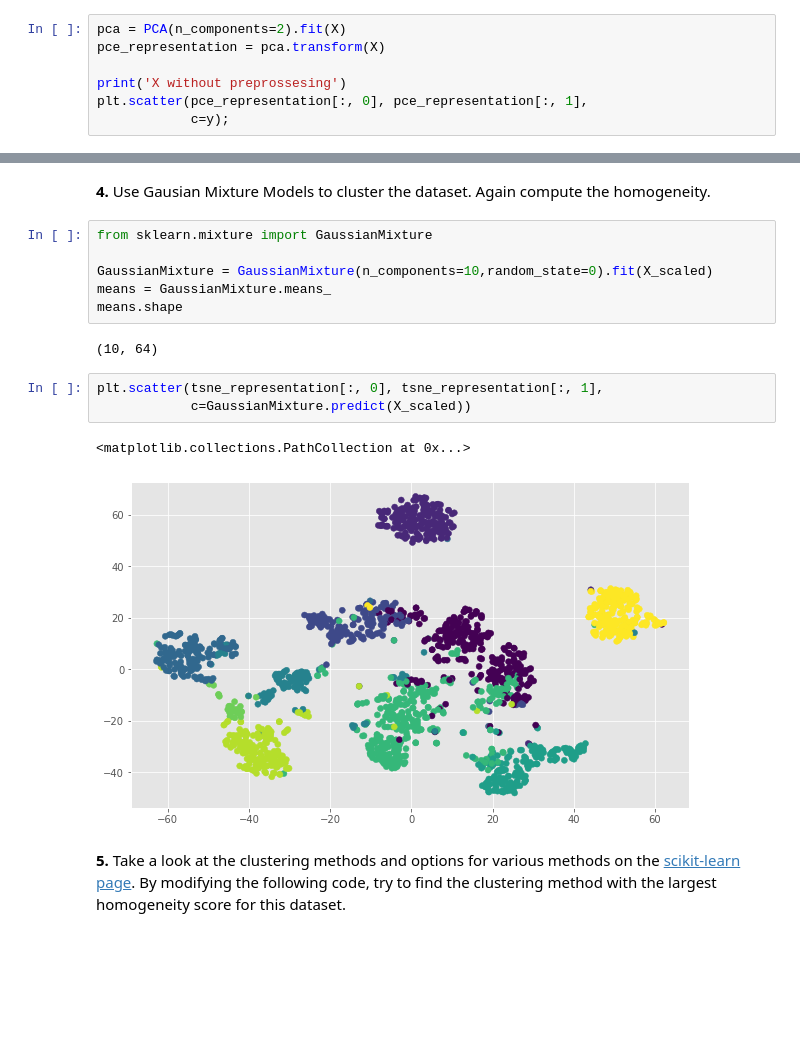
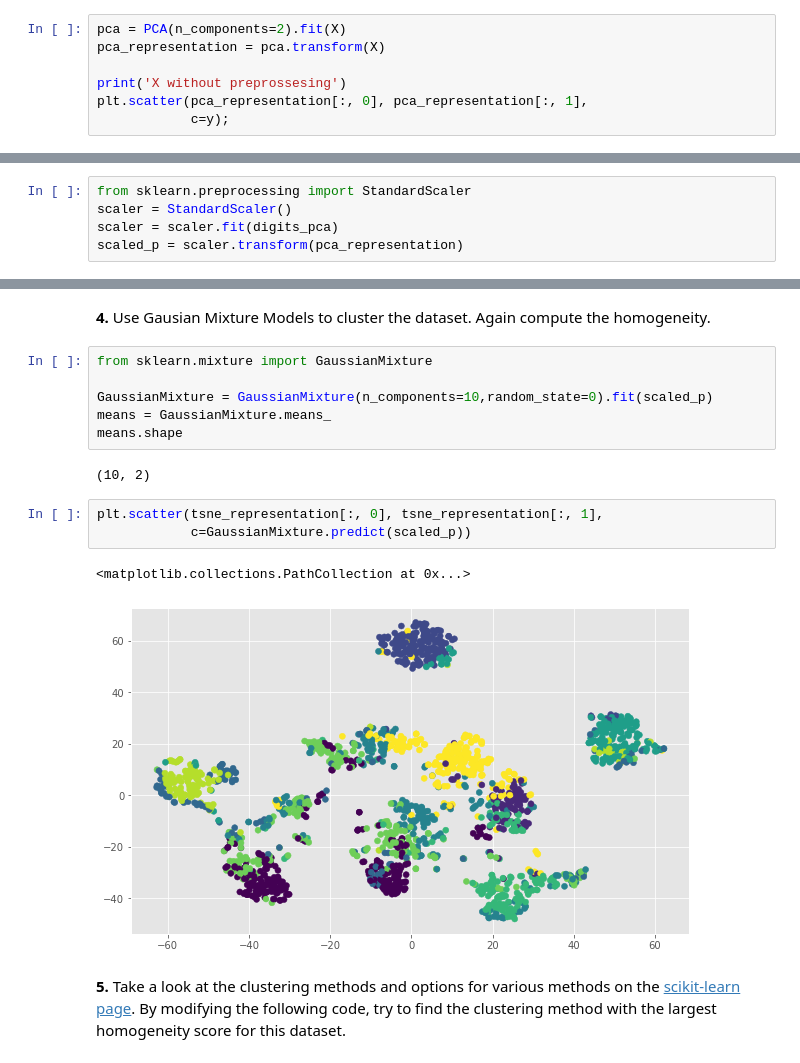
Before and after one commit to sergienko4/ml-unsupervised-learning, a Jupyter notebook: Unsupervised.ipynb, the cells around one changed output, grey strips where cells are left out. Drawn from its saved outputs; the diff is of its cells as text; blank space fills up the shorter version.

```diff
--- a/Unsupervised.ipynb
+++ b/Unsupervised.ipynb
@@ -131,10 +131,10 @@ plt.scatter(tsne_representation[:, 0], tsne_representation[:, 1],
 ## PCA
 # %%
 pca = PCA(n_components=2).fit(X)
-pce_representation = pca.transform(X)
+pca_representation = pca.transform(X)
 
 print('X without preprossesing')
-plt.scatter(pce_representation[:, 0], pce_representation[:, 1],
+plt.scatter(pca_representation[:, 0], pca_representation[:, 1],
             c=y);
 # %% [output]
 X without preprossesing
@@ -210,0 +196,5 @@ NameError: name 'multiprocessing' is not defined
+# %%
+from sklearn.preprocessing import StandardScaler
+scaler = StandardScaler()
+scaler = scaler.fit(digits_pca)
+scaled_p = scaler.transform(pca_representation)
@@ -213,17 +223,17 @@ NameError: name 'multiprocessing' is not defined
 # %%
 from sklearn.mixture import GaussianMixture
 
-GaussianMixture = GaussianMixture(n_components=10,random_state=0).fit(X_scaled)
+GaussianMixture = GaussianMixture(n_components=10,random_state=0).fit(scaled_p)
 means = GaussianMixture.means_
 means.shape
 # %% [output]
-(10, 64)
+(10, 2)
 # %%
 plt.scatter(tsne_representation[:, 0], tsne_representation[:, 1],
-            c=GaussianMixture.predict(X_scaled))
+            c=GaussianMixture.predict(scaled_p))
 # %% [output]
 <matplotlib.collections.PathCollection at 0x...>
-[figure, old version]
+[figure, new version]
 # %% [markdown]
 **5.** Take a look at the clustering methods and options for various methods on the [scikit-learn page](http://scikit-learn.org/stable/modules/clustering.html). By modifying the following code, try to find the clustering method with the largest homogeneity score for this dataset.
 # %%
```
Also changed, not shown: parts of 13 cells of this notebook.
